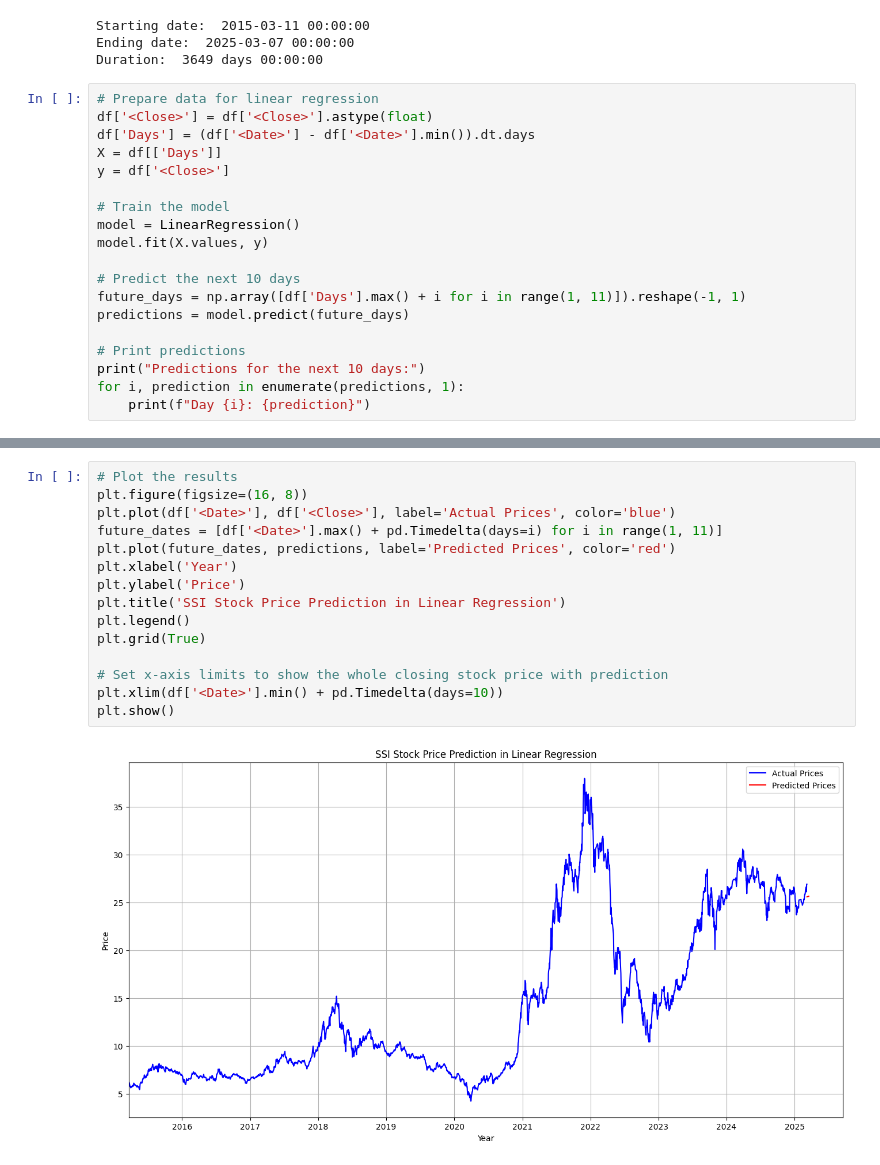
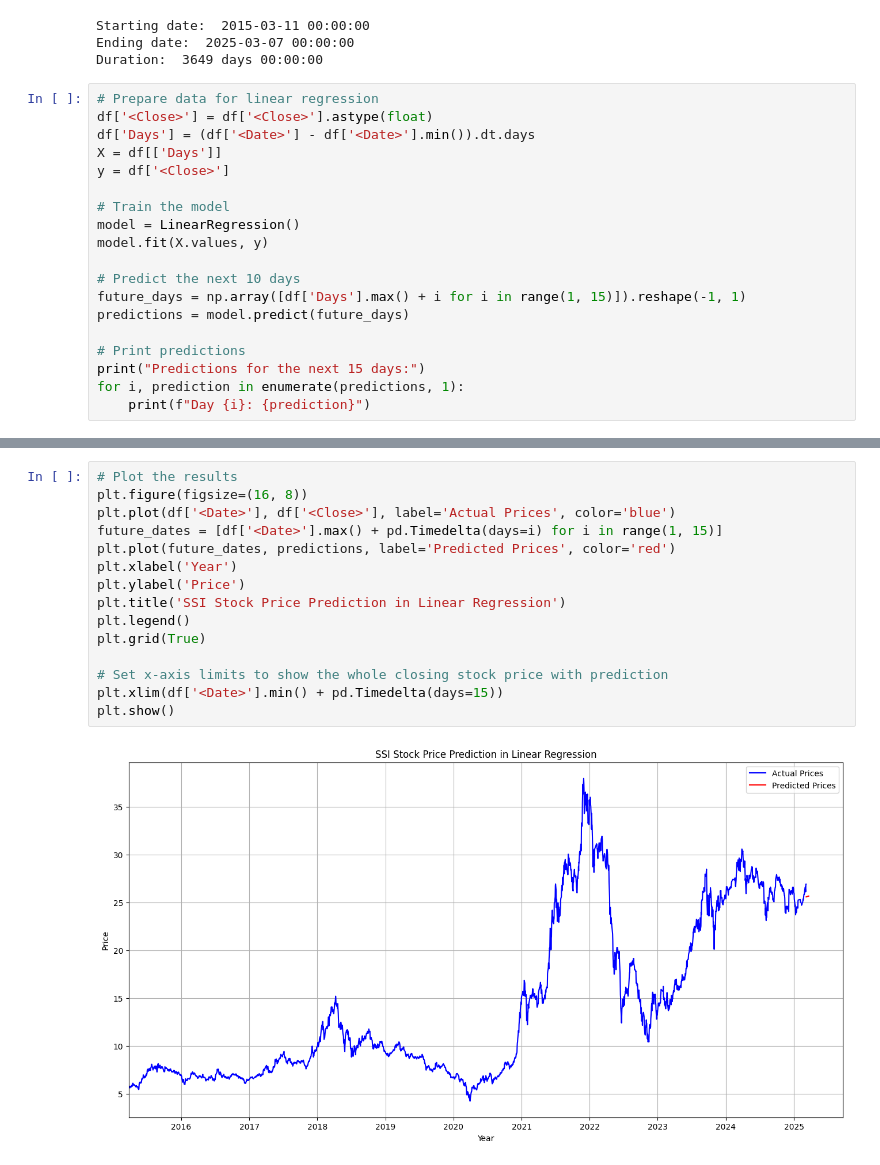
Before and after one commit to merryannequinn/Algorithmic-Trading, a Jupyter notebook: linear-regression-prediction.ipynb, the cells around one changed output, grey strips where cells are left out. Cells and saved outputs as stored; diff of their text form.

```diff
--- a/linear-regression-prediction.ipynb
+++ b/linear-regression-prediction.ipynb
@@ -62,11 +62,11 @@ model = LinearRegression()
 model.fit(X.values, y)
 
 # Predict the next 10 days
-future_days = np.array([df['Days'].max() + i for i in range(1, 11)]).reshape(-1, 1)
+future_days = np.array([df['Days'].max() + i for i in range(1, 15)]).reshape(-1, 1)
 predictions = model.predict(future_days)
 
 # Print predictions
-print("Predictions for the next 10 days:")
+print("Predictions for the next 15 days:")
 for i, prediction in enumerate(predictions, 1):
     print(f"Day {i}: {prediction}")
 # %% [output]
@@ -98,17 +102,17 @@ Return on Investment (ROI) over the next 10 days: -4.72%
 # %%
 # Plot the results
 plt.figure(figsize=(16, 8))
 plt.plot(df['<Date>'], df['<Close>'], label='Actual Prices', color='blue')
-future_dates = [df['<Date>'].max() + pd.Timedelta(days=i) for i in range(1, 11)]
+future_dates = [df['<Date>'].max() + pd.Timedelta(days=i) for i in range(1, 15)]
 plt.plot(future_dates, predictions, label='Predicted Prices', color='red')
 plt.xlabel('Year')
 plt.ylabel('Price')
 plt.title('SSI Stock Price Prediction in Linear Regression')
 plt.legend()
 plt.grid(True)
 
 # Set x-axis limits to show the whole closing stock price with prediction
-plt.xlim(df['<Date>'].min() + pd.Timedelta(days=10))
+plt.xlim(df['<Date>'].min() + pd.Timedelta(days=15))
 plt.show()
 # %% [output]
-[figure, old version]
+[figure, new version]
```
Also changed, not shown: parts of 3 cells of this notebook.
